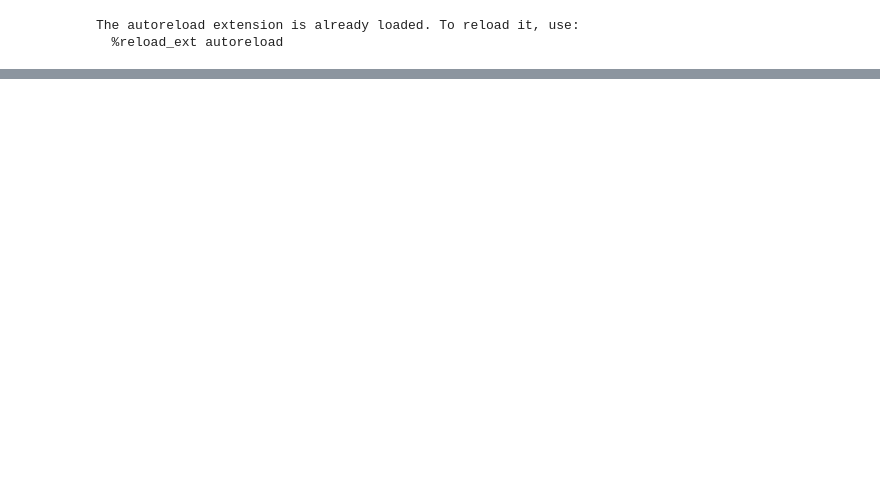
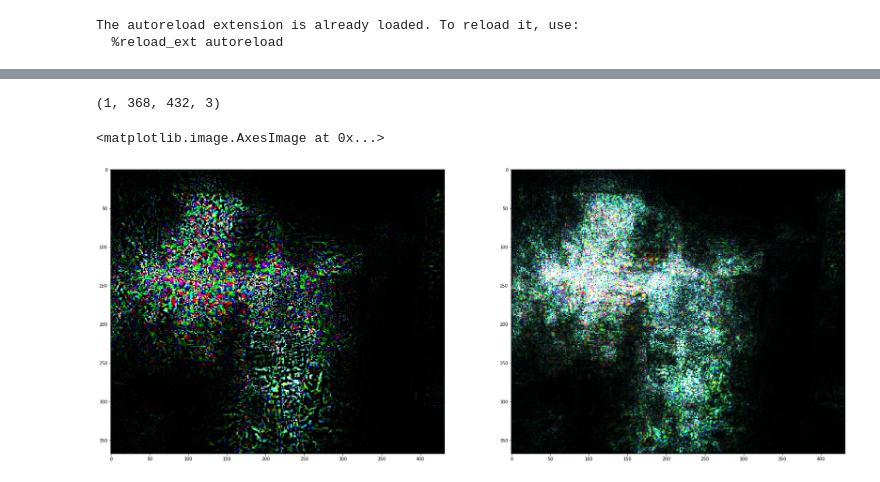
Before and after one commit to alexus37/MasterThesisCode, a Jupyter notebook: experiments/OpenPoseUnderstandLoss.ipynb, the cells around one changed output, grey strips where cells are left out. Saved outputs shown, nothing was run; the diff lists cells and outputs as text; code cells hidden in the pictures; blank space fills up the shorter version.

```diff
--- a/experiments/OpenPoseUnderstandLoss.ipynb
+++ b/experiments/OpenPoseUnderstandLoss.ipynb
@@ -104,0 +186,28 @@ _ = plt.imshow(attribution, cmap=plt.cm.hot)
+# %%
+# the target state
+target_heat = tf.compat.v1.placeholder(tf.float32, shape=(None, None, None, 19))
+target_paf = tf.compat.v1.placeholder(tf.float32, shape=(None, None, None, 38))
+
+eps = tf.constant(0.05, name='Epsilon')
+
+
+losses_per_stage = []
+# compute loss per stage
+for stage in range(2, 7):
+    paf_op = e_source.graph.get_operation_by_name(f'TfPoseEstimator/Mconv7_stage{stage}_L1/BiasAdd').outputs[0]
+    heat_op = e_source.graph.get_operation_by_name(f'TfPoseEstimator/Mconv7_stage{stage}_L2/BiasAdd').outputs[0]
+
+    # check if concat works
+    # compute the loss for every channel
+    loss_paf = tf.nn.l2_loss(tf.concat(paf_op, axis=-1) - tf.concat(target_paf, axis=-1), name='AX_loss_l1_stage%d_' % (stage))
+    loss_heat = tf.nn.l2_loss(tf.concat(heat_op, axis=-1) - tf.concat(target_heat, axis=-1), name='AX_loss_l2_stage%d_' % (stage))
+    losses_per_stage.append(tf.reduce_sum([loss_paf, loss_heat]))
+
+# combined loss form every stage
+total_loss = tf.reduce_sum(losses_per_stage)
+
+
+grad = tf.gradients(total_loss, e_source.tensor_image)[0]
+x_adv = e_source.tensor_image - eps * tf.sign(grad)
+x_adv = tf.clip_by_value(x_adv, -1.0, 1.0)
+x_adv = tf.stop_gradient(x_adv)
@@ -104,0 +293,9 @@ _ = plt.imshow(attribution, cmap=plt.cm.hot)
+# %%
+SCALE = 1000
+print(gradient.shape)
+fig = plt.figure(figsize=(30, 30))
+ax = fig.add_subplot(1, 2, 1)
+ax.imshow(gradient[0] * SCALE)
+ax = fig.add_subplot(1, 2, 2)
+ax.imshow(np.abs(gradient[0] * SCALE), cmap='hot')
+# %% [output]
@@ -104,0 +304,3 @@ _ = plt.imshow(attribution, cmap=plt.cm.hot)
+(1, 368, 432, 3)
+<matplotlib.image.AxesImage at 0x...>
+[figure, added]
```
Also changed, not shown: parts of 17 cells of this notebook, 1 other file.
